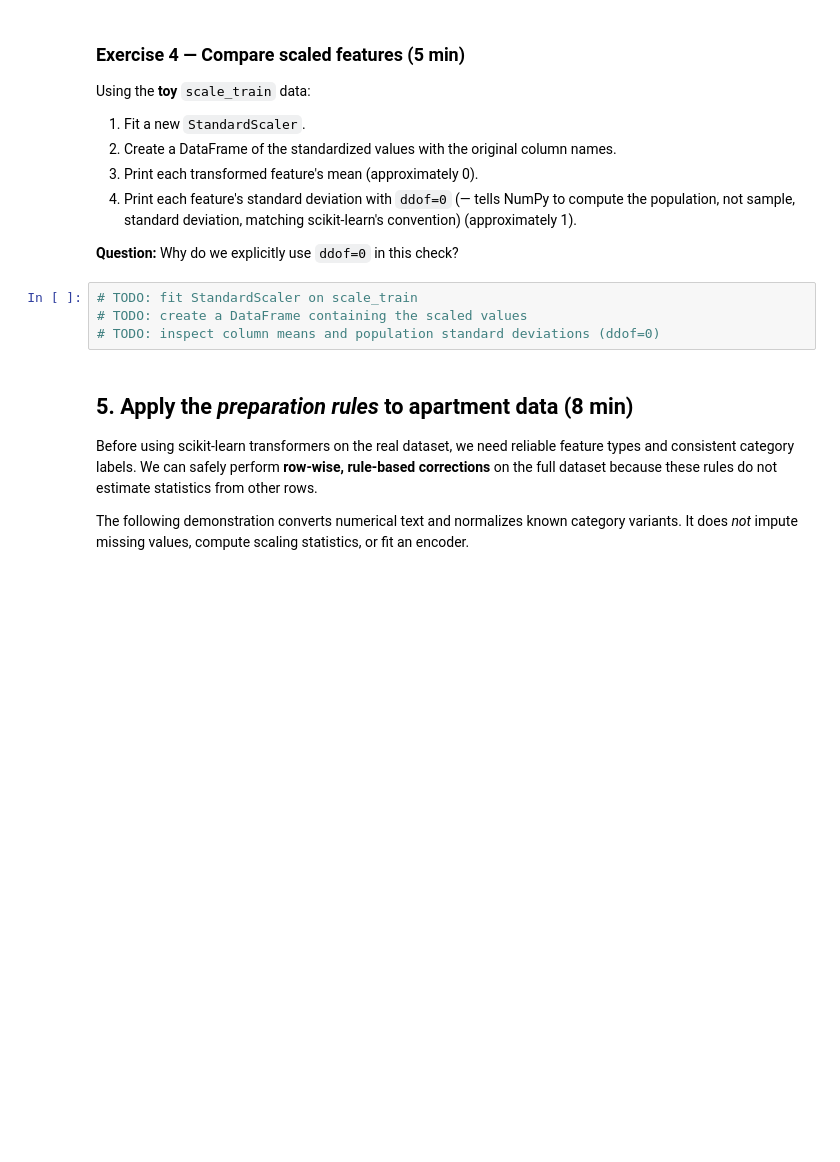
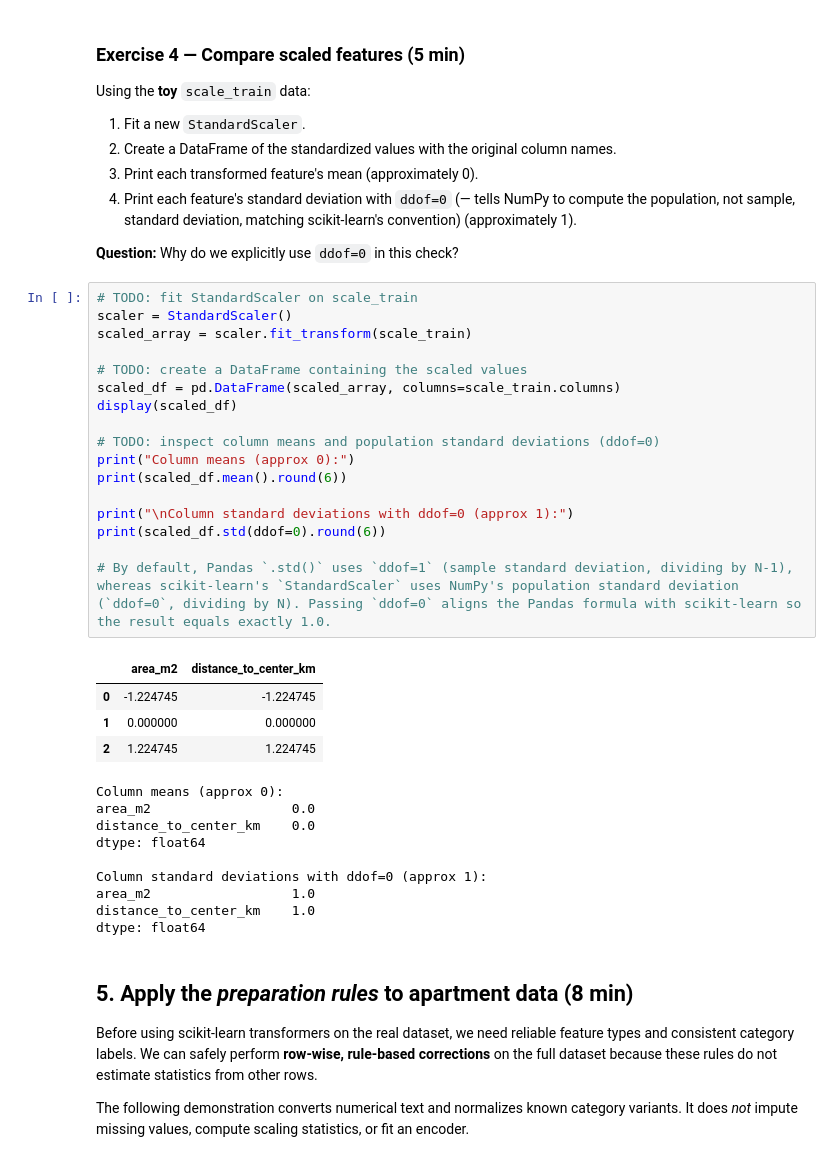
Before and after one commit to Adri2-2/AIWithPythonESIGELEC, a Jupyter notebook: lab02/02-feature-preprocessing.ipynb, the cells around one changed output. Cells and saved outputs as stored; diff of their text form; blank space fills up the shorter version.

```diff
--- a/lab02/02-feature-preprocessing.ipynb
+++ b/lab02/02-feature-preprocessing.ipynb
@@ -216,8 +373,35 @@ Using the **toy** `scale_train` data:
 **Question:** Why do we explicitly use `ddof=0` in this check?
 # %%
 # TODO: fit StandardScaler on scale_train
+scaler = StandardScaler()
+scaled_array = scaler.fit_transform(scale_train)
+
 # TODO: create a DataFrame containing the scaled values
+scaled_df = pd.DataFrame(scaled_array, columns=scale_train.columns)
+display(scaled_df)
+
 # TODO: inspect column means and population standard deviations (ddof=0)
+print("Column means (approx 0):")
+print(scaled_df.mean().round(6))
+
+print("\nColumn standard deviations with ddof=0 (approx 1):")
+print(scaled_df.std(ddof=0).round(6))
+
+# By default, Pandas `.std()` uses `ddof=1` (sample standard deviation, dividing by N-1), whereas scikit-learn's `StandardScaler` uses NumPy's population standard deviation (`ddof=0`, dividing by N). Passing `ddof=0` aligns the Pandas formula with scikit-learn so the result equals exactly 1.0.
+# %% [output]
+|  | area_m2 | distance_to_center_km |
+| 0 | -1.224745 | -1.224745 |
+| 1 | 0.000000 | 0.000000 |
+| 2 | 1.224745 | 1.224745 |
+Column means (approx 0):
+area_m2                  0.0
+distance_to_center_km    0.0
+dtype: float64
+
+Column standard deviations with ddof=0 (approx 1):
+area_m2                  1.0
+distance_to_center_km    1.0
+dtype: float64
 # %% [markdown]
 ## 5. Apply the *preparation rules* to apartment data (8 min)
 
```
Also changed, not shown: parts of 12 cells of this notebook.
